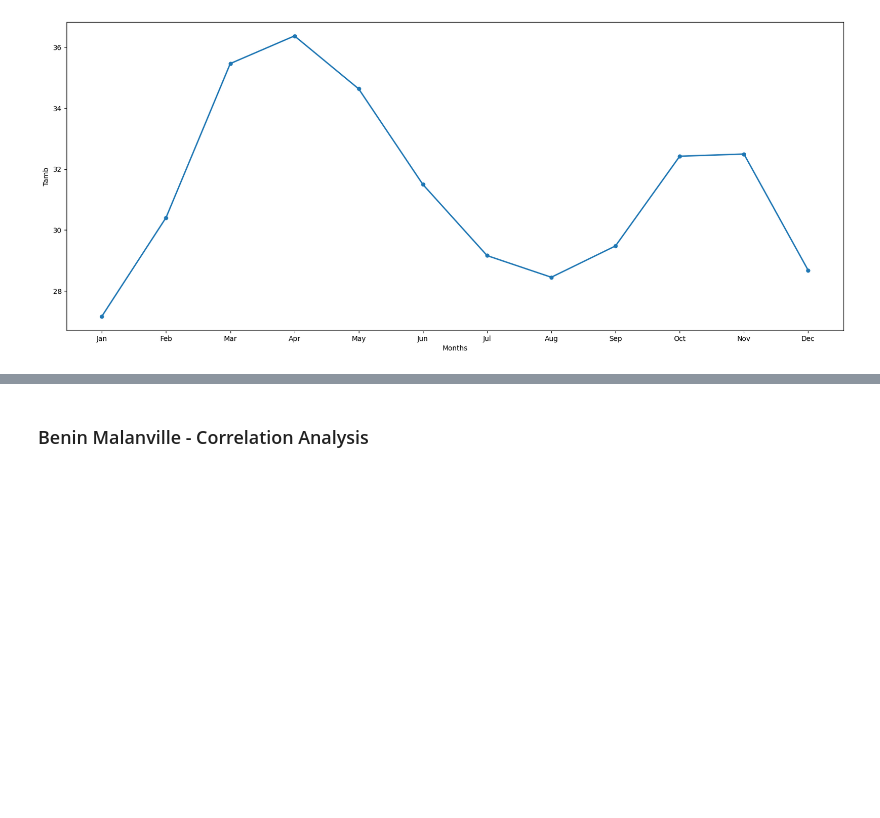
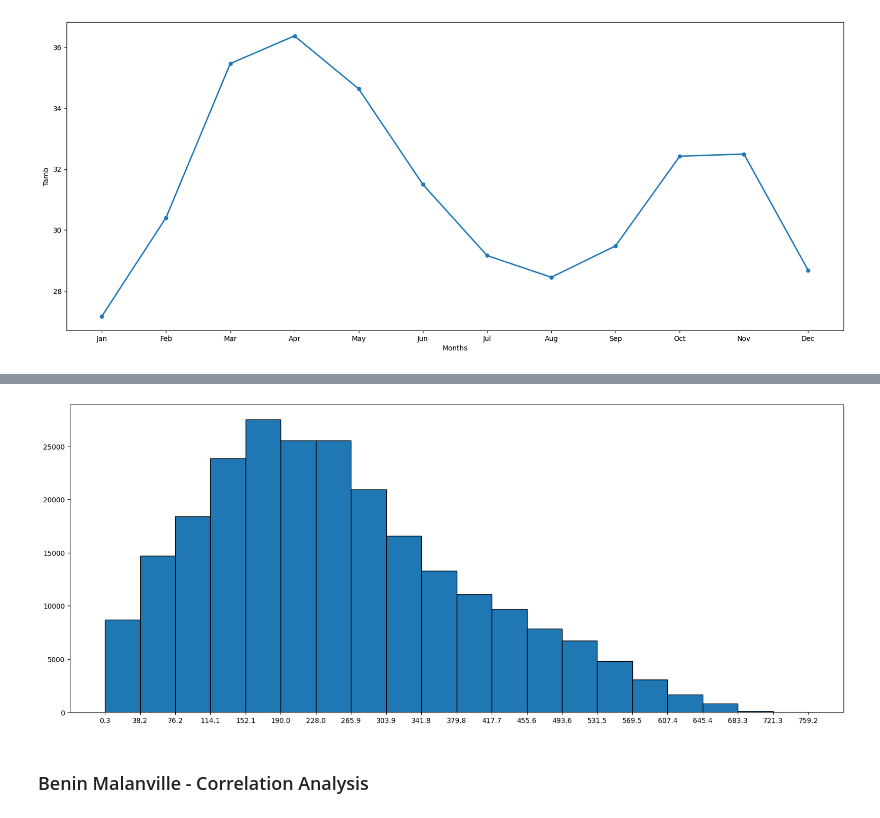
Before and after one commit to leuel-a/moonlight-solar-analysis, a Jupyter notebook: notebooks/EDA.ipynb, the cells around one changed output, grey strips where cells are left out. Saved outputs shown, nothing was run; the diff lists cells and outputs as text; code cells hidden in the pictures; blank space fills up the shorter version.

```diff
--- a/notebooks/EDA.ipynb
+++ b/notebooks/EDA.ipynb
@@ -193,3 +201,7 @@ plot_line_chart(monthly_average_benin_df, 'Tamb')
+# %%
+plot_histogram(benin_df, 20, 'DHI', 'Benin DHI Histogram Distribution')
+# %% [output]
+[figure, added]
 # %% [markdown]
 ### Benin Malanville - Correlation Analysis
 # %%
```
Also changed, not shown: parts of 9 cells of this notebook, 3 other files.
